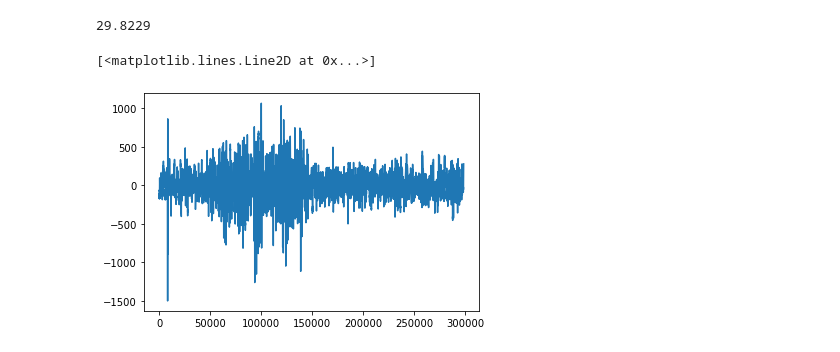
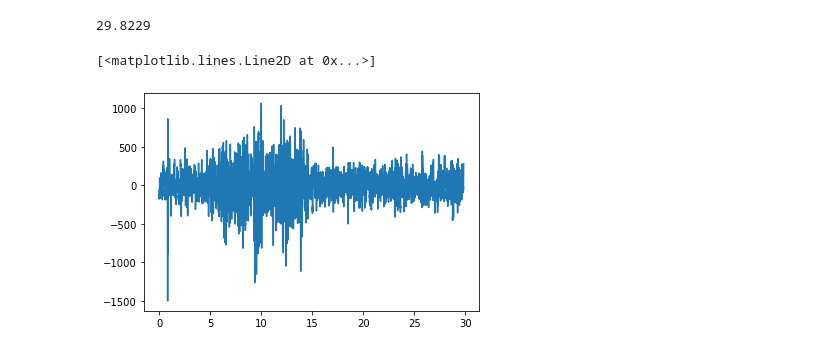
Before and after one commit to skuhn002/eeg-research, a Jupyter notebook: workspace1.ipynb, the cells around one changed output. Drawn from its saved outputs; the diff is of its cells as text; code cells hidden in the pictures.

Commit message:
Front Crop Data 1.0

```diff
--- a/workspace1.ipynb
+++ b/workspace1.ipynb
@@ -23,9 +23,9 @@ rec_time
 # %% [output]
 29.8229
 # %%
-X = np.linspace(0, int(len(raw_data)), len(raw_data))
+X = np.linspace(0, rec_time, len(raw_data))
 Y = raw_data
 plt.plot(X, Y)
 # %% [output]
 [<matplotlib.lines.Line2D at 0x...>]
-[figure, old version]
+[figure, new version]
```
Also changed, not shown: parts of 3 cells of this notebook.
